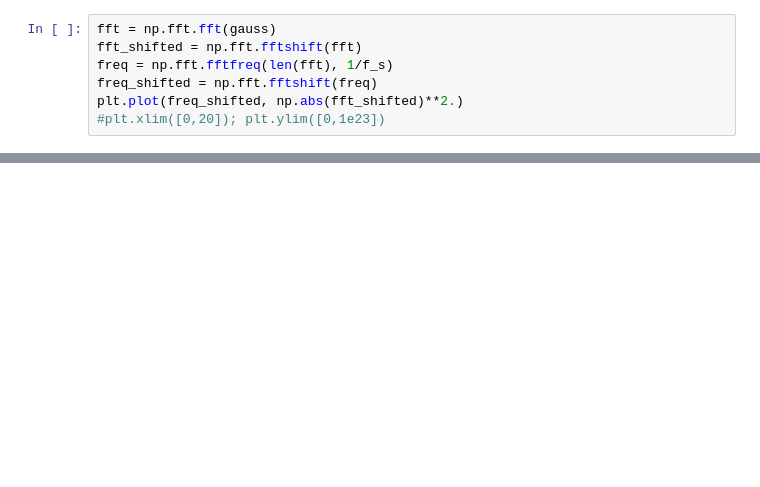
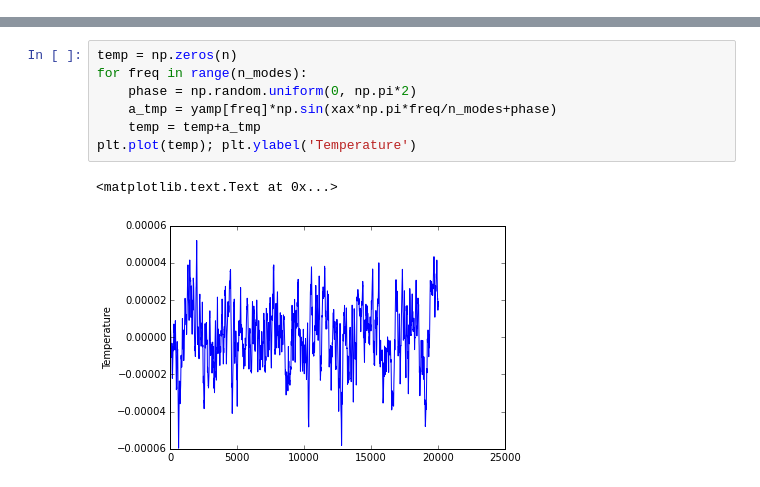
Before and after one commit to chenjj2/DS-seminar, a Jupyter notebook: CMB/Random Field.ipynb, the cells around one changed output, grey strips where cells are left out. Saved outputs shown, nothing was run; the diff lists cells and outputs as text; blank space fills up the shorter version.

```diff
--- a/CMB/Random Field.ipynb
+++ b/CMB/Random Field.ipynb
@@ -14,7 +6,0 @@ plt.plot(x, gauss, 'b.'); plt.xlim([0,2])
-# %%
-fft = np.fft.fft(gauss)
-fft_shifted = np.fft.fftshift(fft)
-freq = np.fft.fftfreq(len(fft), 1/f_s)
-freq_shifted = np.fft.fftshift(freq)
-plt.plot(freq_shifted, np.abs(fft_shifted)**2.)
-#plt.xlim([0,20]); plt.ylim([0,1e23])
@@ -40,0 +26,10 @@ plt.plot(freq_shifted, np.abs(fft_shifted)**2.);
+# %%
+temp = np.zeros(n)
+for freq in range(n_modes):
+    phase = np.random.uniform(0, np.pi*2)
+    a_tmp = yamp[freq]*np.sin(xax*np.pi*freq/n_modes+phase)
+    temp = temp+a_tmp
+plt.plot(temp); plt.ylabel('Temperature')
+# %% [output]
+<matplotlib.text.Text at 0x...>
+[figure, added]
```
Also changed, not shown: parts of 10 cells of this notebook, 5 other files.
